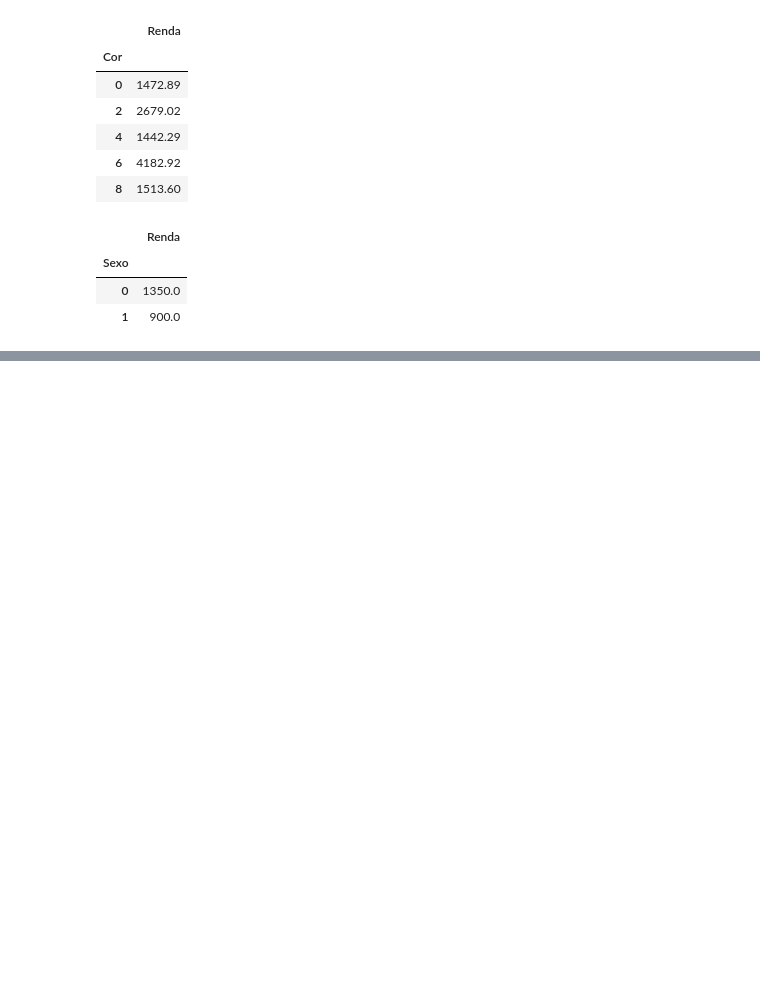
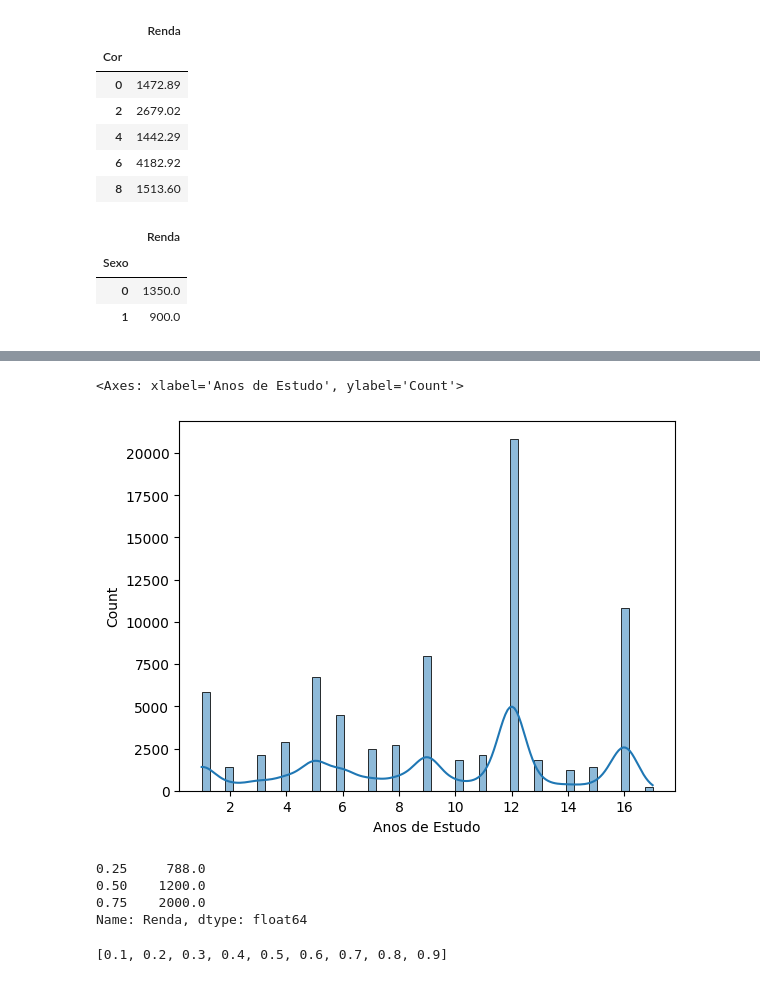
Before and after one commit to PNGFaria/Estatistica-com-Python-frequencias-e-medidas, a Jupyter notebook: renda.ipynb, the cells around one changed output, grey strips where cells are left out. Cells and saved outputs as stored; diff of their text form; code cells hidden in the pictures; blank space fills up the shorter version.

```diff
--- a/renda.ipynb
+++ b/renda.ipynb
@@ -280,0 +292,16 @@ renda.groupby(['Sexo'])[['Renda']].median()
+# %%
+sns.histplot(renda['Anos de Estudo'], kde = True)
+# %% [output]
+<Axes: xlabel='Anos de Estudo', ylabel='Count'>
+[figure, added]
+# %%
+renda['Renda'].quantile([0.25, 0.5, 0.75])
+# %% [output]
+0.25     788.0
+0.50    1200.0
+0.75    2000.0
+Name: Renda, dtype: float64
+# %%
+[i / 10 for i in range(1, 10)]
+# %% [output]
+[0.1, 0.2, 0.3, 0.4, 0.5, 0.6, 0.7, 0.8, 0.9]
```
Also changed, not shown: parts of 11 cells of this notebook.
